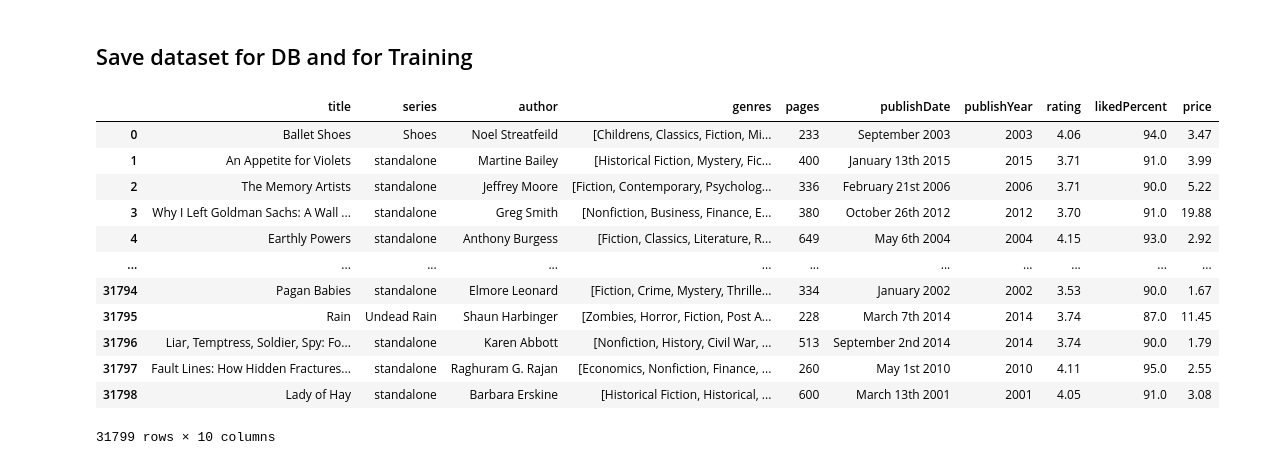
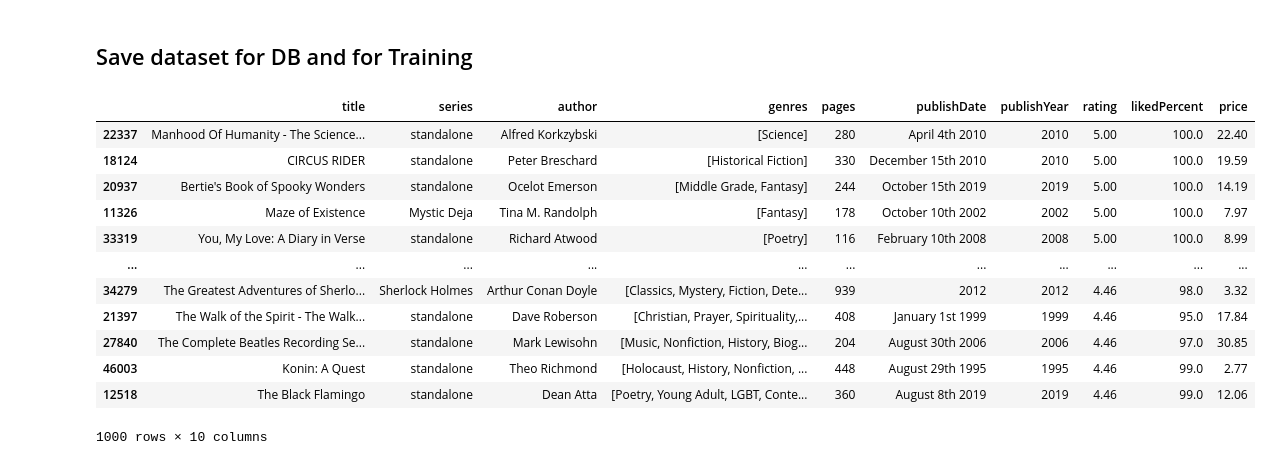
Before and after one commit to vggm/neo4j_ML, a Jupyter notebook: clean_data.ipynb, the cells around one changed output. Drawn from its saved outputs; the diff is of its cells as text; code cells hidden in the pictures.

```diff
--- a/clean_data.ipynb
+++ b/clean_data.ipynb
@@ -284,22 +284,25 @@ data_genres_not_empty
 # %%
 data_clean = data_genres_not_empty.copy()
 # data_clean = data_genres_not_empty.head(50)
-data_clean = data_clean.sample(frac=1).reset_index(drop=True)
-data_clean.to_csv('BestBooksEverClean.csv', index=None)
+# data_clean = data_clean.sample(frac=1).reset_index(drop=True)
+
 data_to_train = data_clean.drop("publishDate", axis=1)
 data_to_train.to_csv('BestBooksEverClean_train_dataset.csv', index=None)
+
+data_clean = data_clean.sort_values("rating", ascending=False).head(1000)
+data_clean.to_csv('BestBooksEverClean.csv', index=None)
 data_clean
 # %% [output]
 |  | title | series | author | genres | pages | publishDate | publishYear | rating | likedPercent | price |
-| 0 | Ballet Shoes | Shoes | Noel Streatfeild | [Childrens, Classics, Fiction, Mi... | 233 | September 2003 | 2003 | 4.06 | 94.0 | 3.47 |
-| 1 | An Appetite for Violets | standalone | Martine Bailey | [Historical Fiction, Mystery, Fic... | 400 | January 13th 2015 | 2015 | 3.71 | 91.0 | 3.99 |
-| 2 | The Memory Artists | standalone | Jeffrey Moore | [Fiction, Contemporary, Psycholog... | 336 | February 21st 2006 | 2006 | 3.71 | 90.0 | 5.22 |
-| 3 | Why I Left Goldman Sachs: A Wall ... | standalone | Greg Smith | [Nonfiction, Business, Finance, E... | 380 | October 26th 2012 | 2012 | 3.70 | 91.0 | 19.88 |
-| 4 | Earthly Powers | standalone | Anthony Burgess | [Fiction, Classics, Literature, R... | 649 | May 6th 2004 | 2004 | 4.15 | 93.0 | 2.92 |
+| 22337 | Manhood Of Humanity - The Science... | standalone | Alfred Korkzybski | [Science] | 280 | April 4th 2010 | 2010 | 5.00 | 100.0 | 22.40 |
+| 18124 | CIRCUS RIDER | standalone | Peter Breschard | [Historical Fiction] | 330 | December 15th 2010 | 2010 | 5.00 | 100.0 | 19.59 |
+| 20937 | Bertie's Book of Spooky Wonders | standalone | Ocelot Emerson | [Middle Grade, Fantasy] | 244 | October 15th 2019 | 2019 | 5.00 | 100.0 | 14.19 |
+| 11326 | Maze of Existence | Mystic Deja | Tina M. Randolph | [Fantasy] | 178 | October 10th 2002 | 2002 | 5.00 | 100.0 | 7.97 |
+| 33319 | You, My Love: A Diary in Verse | standalone | Richard Atwood | [Poetry] | 116 | February 10th 2008 | 2008 | 5.00 | 100.0 | 8.99 |
 | ... | ... | ... | ... | ... | ... | ... | ... | ... | ... | ... |
-| 31794 | Pagan Babies | standalone | Elmore Leonard | [Fiction, Crime, Mystery, Thrille... | 334 | January 2002 | 2002 | 3.53 | 90.0 | 1.67 |
-| 31795 | Rain | Undead Rain | Shaun Harbinger | [Zombies, Horror, Fiction, Post A... | 228 | March 7th 2014 | 2014 | 3.74 | 87.0 | 11.45 |
-| 31796 | Liar, Temptress, Soldier, Spy: Fo... | standalone | Karen Abbott | [Nonfiction, History, Civil War, ... | 513 | September 2nd 2014 | 2014 | 3.74 | 90.0 | 1.79 |
-| 31797 | Fault Lines: How Hidden Fractures... | standalone | Raghuram G. Rajan | [Economics, Nonfiction, Finance, ... | 260 | May 1st 2010 | 2010 | 4.11 | 95.0 | 2.55 |
-| 31798 | Lady of Hay | standalone | Barbara Erskine | [Historical Fiction, Historical, ... | 600 | March 13th 2001 | 2001 | 4.05 | 91.0 | 3.08 |
+| 34279 | The Greatest Adventures of Sherlo... | Sherlock Holmes | Arthur Conan Doyle | [Classics, Mystery, Fiction, Dete... | 939 | 2012 | 2012 | 4.46 | 98.0 | 3.32 |
+| 21397 | The Walk of the Spirit - The Walk... | standalone | Dave Roberson | [Christian, Prayer, Spirituality,... | 408 | January 1st 1999 | 1999 | 4.46 | 95.0 | 17.84 |
+| 27840 | The Complete Beatles Recording Se... | standalone | Mark Lewisohn | [Music, Nonfiction, History, Biog... | 204 | August 30th 2006 | 2006 | 4.46 | 97.0 | 30.85 |
+| 46003 | Konin: A Quest | standalone | Theo Richmond | [Holocaust, History, Nonfiction, ... | 448 | August 29th 1995 | 1995 | 4.46 | 99.0 | 2.77 |
+| 12518 | The Black Flamingo | standalone | Dean Atta | [Poetry, Young Adult, LGBT, Conte... | 360 | August 8th 2019 | 2019 | 4.46 | 99.0 | 12.06 |
-31799 rows × 10 columns
+1000 rows × 10 columns
```
Also changed, not shown: parts of 2 cells of this notebook, 4 other files.
